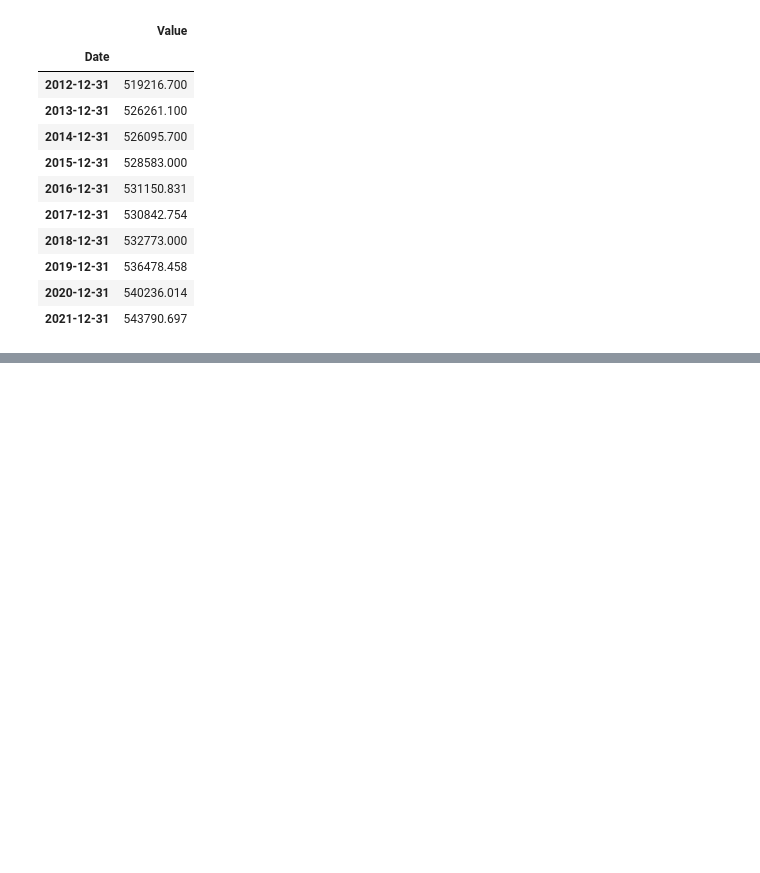
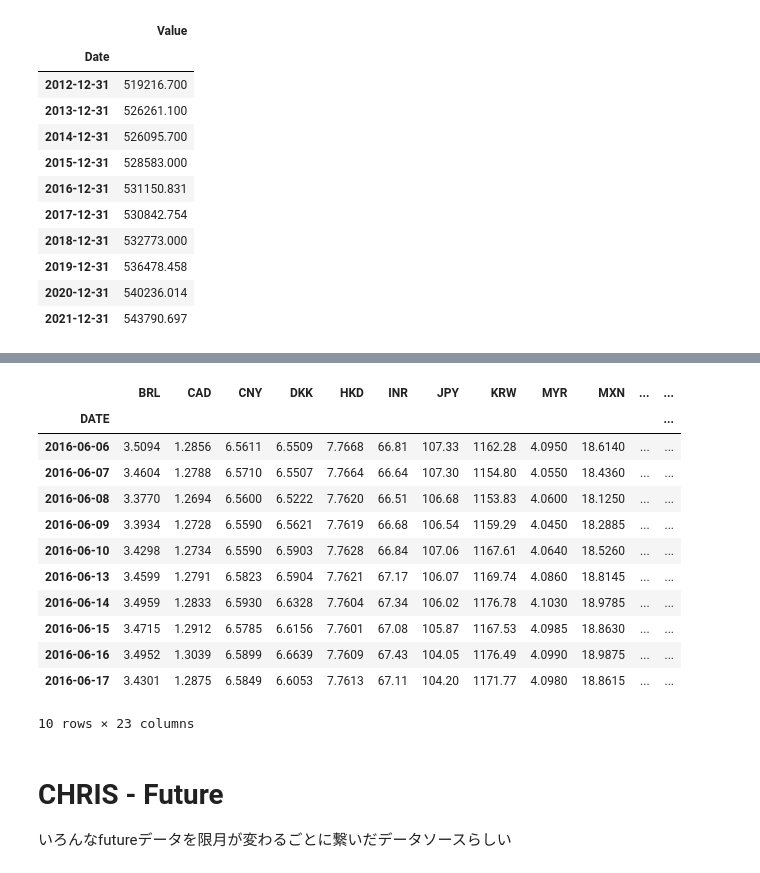
Before and after one commit to ftai/ftai, a Jupyter notebook: example/quandl/ex_quandl.ipynb, the cells around one changed output, grey strips where cells are left out. Cells and saved outputs as stored; diff of their text form; code cells hidden in the pictures; blank space fills up the shorter version.

```diff
--- a/example/quandl/ex_quandl.ipynb
+++ b/example/quandl/ex_quandl.ipynb
@@ -58,0 +62,26 @@ df_STOCK.tail(15)
+# %%
+fred_rates = pd.DataFrame({'Currency': {'DEXBZUS': 'Brazilian Real (BRL)',
+                                        'DEXCAUS': 'Canadaian Dollar (CAD)',
+                                        'DEXCHUS': 'Chinese Yuan (CNY)',
+                                        'DEXDNUS': 'Denish Krone (DKK)',
+                                        'DEXHKUS': 'Hong Kong Dollar (HKD)',
+                                        'DEXINUS': 'Indian Rupee (INR)',
+                                        'DEXJPUS': 'Japanese Yen (JPY)',
+                                        'DEXKOUS': 'South Korean Won (KRW)',
+                                        'DEXMAUS': 'Malaysian Ringgit (MYR)',
+                                        'DEXMXUS': 'Mexican Peso (MXN)',
+                                        'DEXNOUS': 'Norwegian Krone(NOK)',
+                                        'DEXSDUS': 'Swedish Krona (SEK)',
+                                        'DEXSFUS': 'South African Rand(ZAR)',
+                                        'DEXSIUS': 'Singapore Dollar (SGD)',
+                                        'DEXSLUS': 'Sri Lankan Rupee(LKR)',
+                                        'DEXSZUS': 'Swiss Franc (CHF)',
+                                        'DEXTAUS': 'New Taiwan Dollar (TWD)',
+                                        'DEXTHUS': 'Thai Baht (THB)',
+                                        'DEXUSAL': 'Australian Dollar (AUD)',
+                                        'DEXUSEU': 'Euro (EUR)',
+                                        'DEXUSNZ': 'New Zealand Dollar (NZD)',
+                                        'DEXUSUK': 'British Pound (GBP)',
+                                        'DEXVZUS': 'Venezuelan Bolivar (VEF)'}})
+fred_rates['symbol'] = fred_rates.Currency.map(lambda x: x[-4:-1])
+fred_rates
@@ -58,0 +106,20 @@ df_STOCK.tail(15)
+# %%
+rates = [ql.get("FRED/{0}".format(fx), start_date='2001-01-01') for fx in fred_rates.index]
+fx_rates = pd.concat(rates, axis=1)
+fx_rates.columns = [fx for fx in fred_rates.symbol]
+# %%
+fx_rates.tail(10)
+# %% [output]
+|  | BRL | CAD | CNY | DKK | HKD | INR | JPY | KRW | MYR | MXN | ... | ... |
+| DATE |  |  |  |  |  |  |  |  |  |  |  | ... |
+| 2016-06-06 | 3.5094 | 1.2856 | 6.5611 | 6.5509 | 7.7668 | 66.81 | 107.33 | 1162.28 | 4.0950 | 18.6140 | ... | ... |
+| 2016-06-07 | 3.4604 | 1.2788 | 6.5710 | 6.5507 | 7.7664 | 66.64 | 107.30 | 1154.80 | 4.0550 | 18.4360 | ... | ... |
+| 2016-06-08 | 3.3770 | 1.2694 | 6.5600 | 6.5222 | 7.7620 | 66.51 | 106.68 | 1153.83 | 4.0600 | 18.1250 | ... | ... |
+| 2016-06-09 | 3.3934 | 1.2728 | 6.5590 | 6.5621 | 7.7619 | 66.68 | 106.54 | 1159.29 | 4.0450 | 18.2885 | ... | ... |
+| 2016-06-10 | 3.4298 | 1.2734 | 6.5590 | 6.5903 | 7.7628 | 66.84 | 107.06 | 1167.61 | 4.0640 | 18.5260 | ... | ... |
+| 2016-06-13 | 3.4599 | 1.2791 | 6.5823 | 6.5904 | 7.7621 | 67.17 | 106.07 | 1169.74 | 4.0860 | 18.8145 | ... | ... |
+| 2016-06-14 | 3.4959 | 1.2833 | 6.5930 | 6.6328 | 7.7604 | 67.34 | 106.02 | 1176.78 | 4.1030 | 18.9785 | ... | ... |
+| 2016-06-15 | 3.4715 | 1.2912 | 6.5785 | 6.6156 | 7.7601 | 67.08 | 105.87 | 1167.53 | 4.0985 | 18.8630 | ... | ... |
+| 2016-06-16 | 3.4952 | 1.3039 | 6.5899 | 6.6639 | 7.7609 | 67.43 | 104.05 | 1176.49 | 4.0990 | 18.9875 | ... | ... |
+| 2016-06-17 | 3.4301 | 1.2875 | 6.5849 | 6.6053 | 7.7613 | 67.11 | 104.20 | 1171.77 | 4.0980 | 18.8615 | ... | ... |
+10 rows × 23 columns
@@ -58,0 +128,4 @@ df_STOCK.tail(15)
+# %% [markdown]
+# CHRIS - Future
+
+いろんなfutureデータを限月が変わるごとに繋いだデータソースらしい
```
Also changed, not shown: parts of 22 cells of this notebook.
